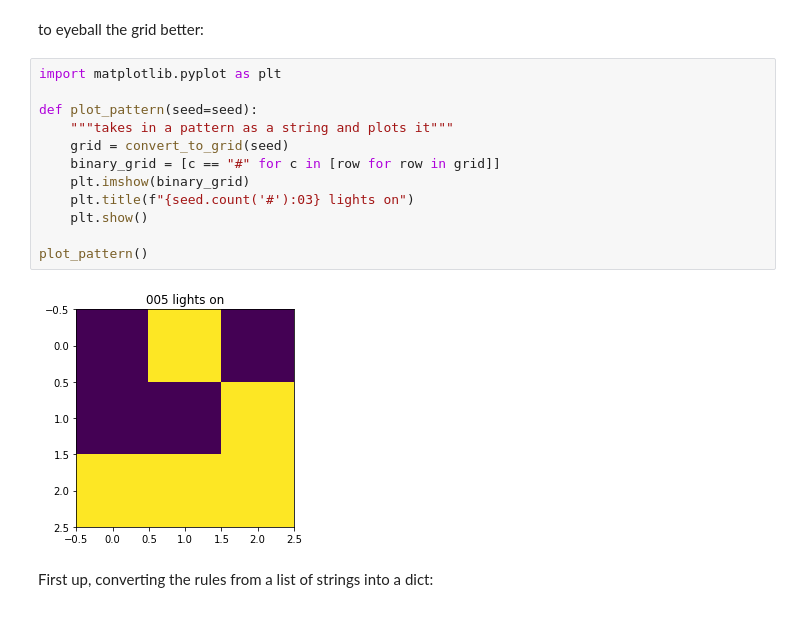
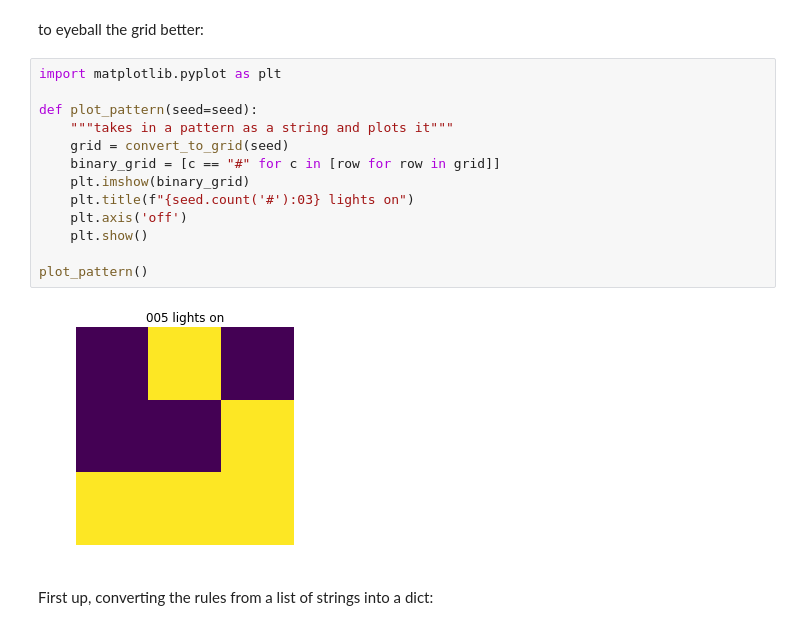
Before and after one commit to khalido/adventofcode, a Jupyter notebook: Day 21 - Fractal Art.ipynb, the cells around one changed output. Drawn from its saved outputs; the diff is of its cells as text.

```diff
--- a/Day 21 - Fractal Art.ipynb
+++ b/Day 21 - Fractal Art.ipynb
@@ -69,17 +69,18 @@ to eyeball the grid better:
 # %%
 import matplotlib.pyplot as plt
 
 def plot_pattern(seed=seed):
     """takes in a pattern as a string and plots it"""
     grid = convert_to_grid(seed)
     binary_grid = [c == "#" for c in [row for row in grid]]
     plt.imshow(binary_grid)
     plt.title(f"{seed.count('#'):03} lights on")
+    plt.axis('off')
     plt.show()
 
 plot_pattern()
 # %% [output]
-[figure, old version]
+[figure, new version]
 # %% [markdown]
 First up, converting the rules from a list of strings into a dict:
 # %%
```
Also changed, not shown: parts of 2 cells of this notebook, 1 other file.
